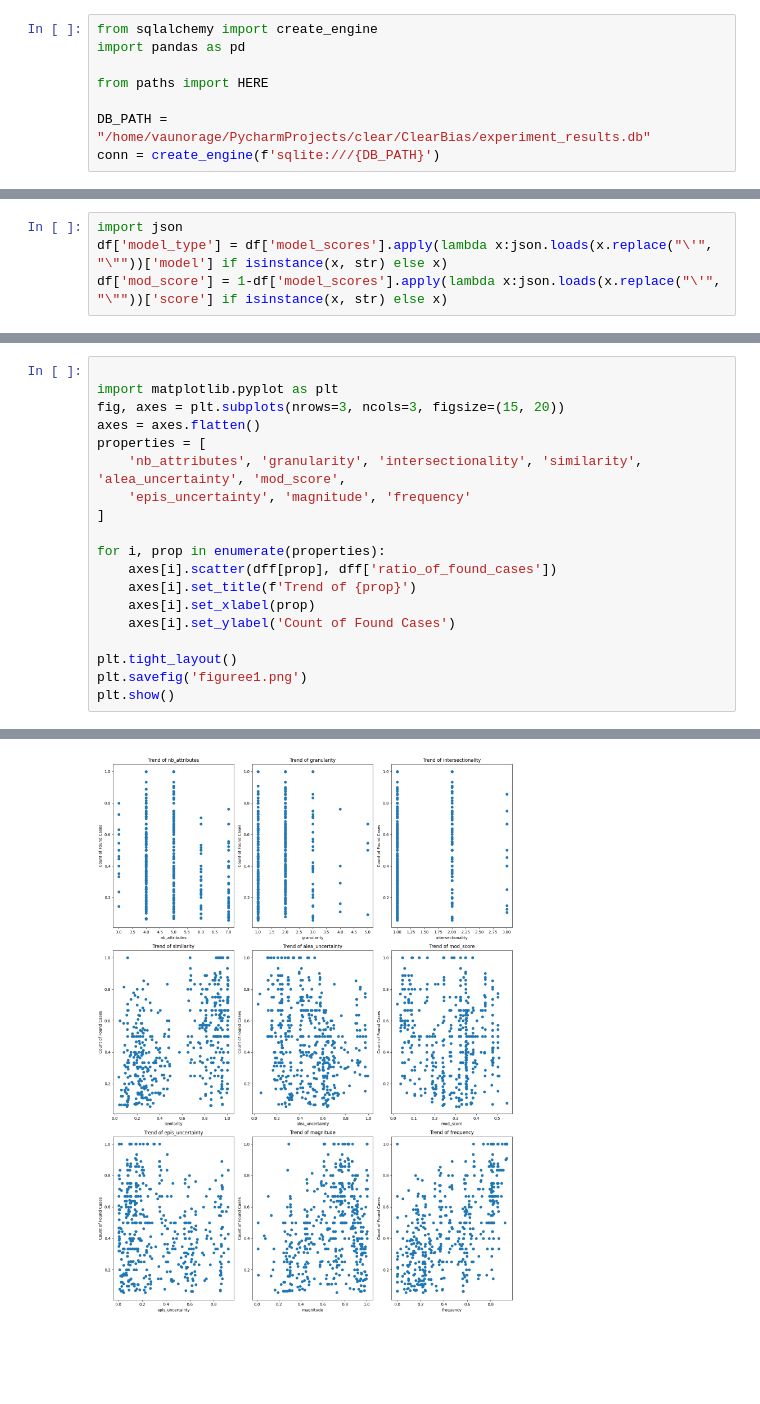
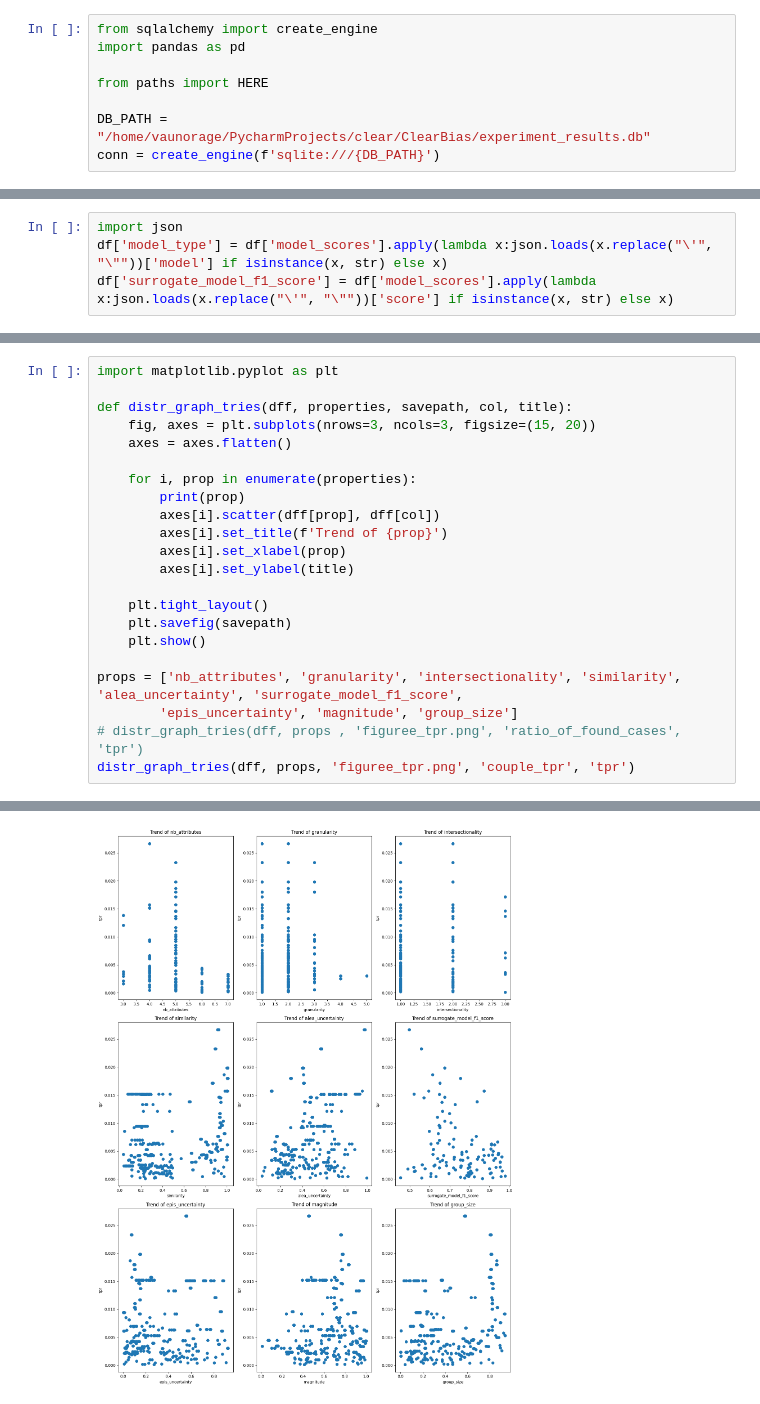
Before and after one commit to Vaunorage/ClearBias, a Jupyter notebook: aequitas_algo/analysis.ipynb, the cells around one changed output, grey strips where cells are left out. Saved outputs shown, nothing was run; the diff lists cells and outputs as text; blank space fills up the shorter version.

```diff
--- a/aequitas_algo/analysis.ipynb
+++ b/aequitas_algo/analysis.ipynb
@@ -91,7 +90,7 @@ df
 # %%
 import json
 df['model_type'] = df['model_scores'].apply(lambda x:json.loads(x.replace("\'", "\""))['model'] if isinstance(x, str) else x)
-df['mod_score'] = 1-df['model_scores'].apply(lambda x:json.loads(x.replace("\'", "\""))['score'] if isinstance(x, str) else x)
+df['surrogate_model_f1_score'] = df['model_scores'].apply(lambda x:json.loads(x.replace("\'", "\""))['score'] if isinstance(x, str) else x)
 # %%
 # Assuming df is predefined and already imported
 dff = df[df['ratio_of_found_cases']>0]
@@ -98,20 +138,23 @@ dff = df[df['ratio_of_found_cases']>0]
 # %%
+import matplotlib.pyplot as plt
 
-import matplotlib.pyplot as plt
-fig, axes = plt.subplots(nrows=3, ncols=3, figsize=(15, 20))
-axes = axes.flatten()
-properties = [
-    'nb_attributes', 'granularity', 'intersectionality', 'similarity', 'alea_uncertainty', 'mod_score',
-    'epis_uncertainty', 'magnitude', 'frequency'
-]
+def distr_graph_tries(dff, properties, savepath, col, title):
+    fig, axes = plt.subplots(nrows=3, ncols=3, figsize=(15, 20))
+    axes = axes.flatten()
 
-for i, prop in enumerate(properties):
-    axes[i].scatter(dff[prop], dff['ratio_of_found_cases'])
-    axes[i].set_title(f'Trend of {prop}')
-    axes[i].set_xlabel(prop)
-    axes[i].set_ylabel('Count of Found Cases')
+    for i, prop in enumerate(properties):
+        print(prop)
+        axes[i].scatter(dff[prop], dff[col])
+        axes[i].set_title(f'Trend of {prop}')
+        axes[i].set_xlabel(prop)
+        axes[i].set_ylabel(title)
 
-plt.tight_layout()
-plt.savefig('figuree1.png')
-plt.show()
+    plt.tight_layout()
+    plt.savefig(savepath)
+    plt.show()
+
+props = ['nb_attributes', 'granularity', 'intersectionality', 'similarity', 'alea_uncertainty', 'surrogate_model_f1_score',
+        'epis_uncertainty', 'magnitude', 'group_size']
+# distr_graph_tries(dff, props , 'figuree_tpr.png', 'ratio_of_found_cases', 'tpr')
+distr_graph_tries(dff, props, 'figuree_tpr.png', 'couple_tpr', 'tpr')
 # %% [output]
@@ -118,4 +170,4 @@ plt.show()
-[figure, old version]
+[figure, new version]
 # %%
 import numpy as np
 import pandas as pd
```
Also changed, not shown: parts of 6 cells of this notebook, 19 other files.
